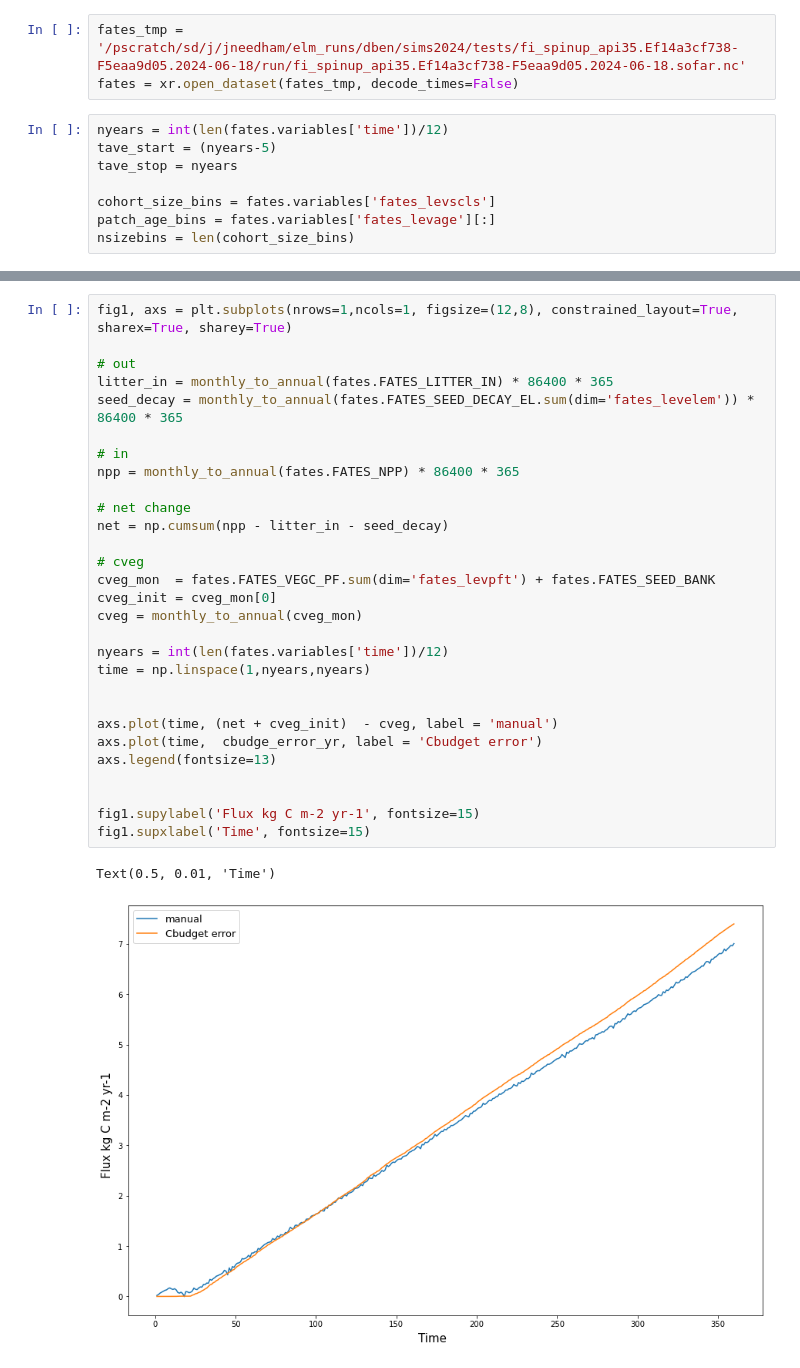
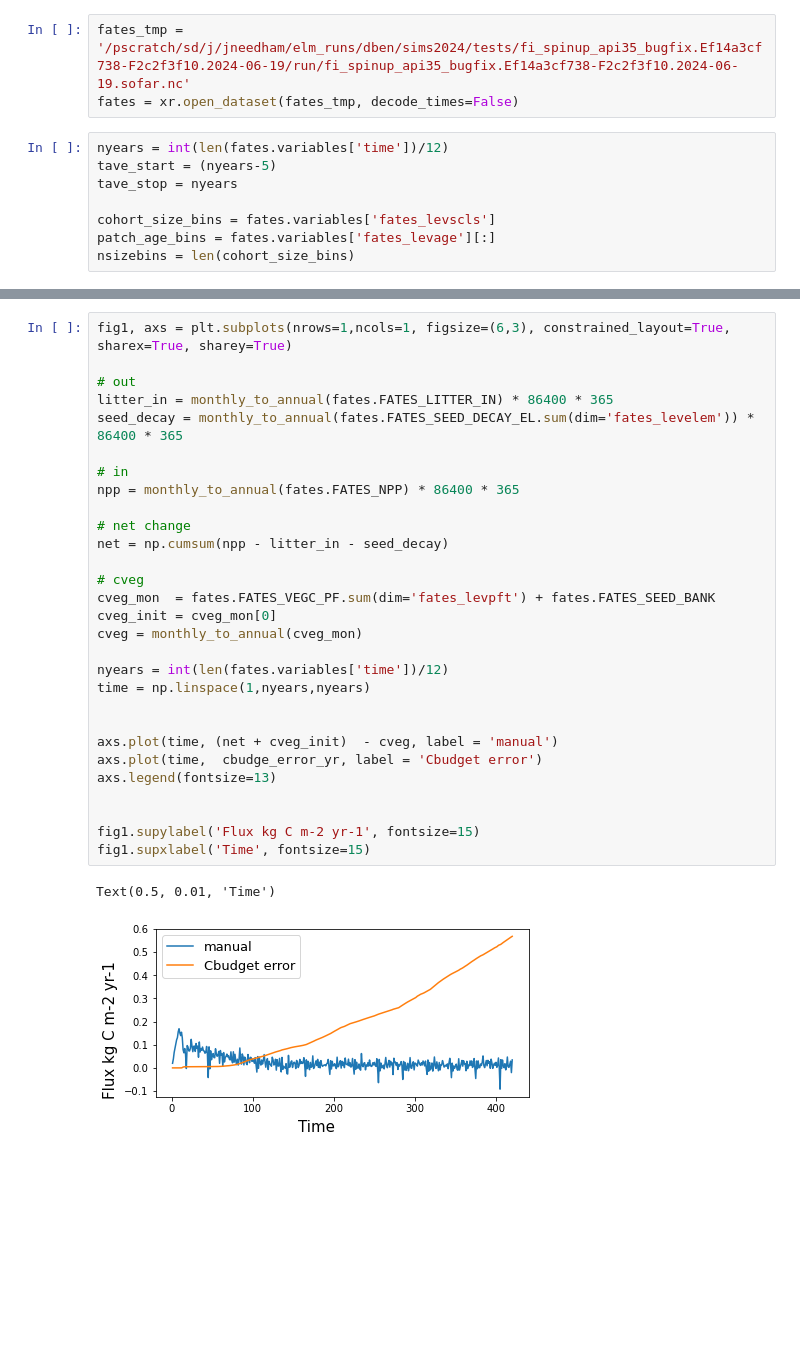
Before and after one commit to JessicaNeedham/FATES-plotting-scripts, a Jupyter notebook: FI_API35.ipynb, the cells around one changed output, grey strips where cells are left out. Cells and saved outputs as stored; diff of their text form; blank space fills up the shorter version.

```diff
--- a/FI_API35.ipynb
+++ b/FI_API35.ipynb
@@ -42,7 +42,7 @@ def monthly_to_annual(array):
             .isel(time=slice(11, None, 12)) # slice so that the first element is [1..12], second is [13..24]
             .dot(mon_wgt, dims=["month"]))
 # %%
-fates_tmp = '/pscratch/sd/j/jneedham/elm_runs/dben/sims2024/tests/fi_spinup_api35.Ef14a3cf738-F5eaa9d05.2024-06-18/run/fi_spinup_api35.Ef14a3cf738-F5eaa9d05.2024-06-18.sofar.nc'
+fates_tmp = '/pscratch/sd/j/jneedham/elm_runs/dben/sims2024/tests/fi_spinup_api35_bugfix.Ef14a3cf738-F2c2f3f10.2024-06-19/run/fi_spinup_api35_bugfix.Ef14a3cf738-F2c2f3f10.2024-06-19.sofar.nc'
 fates = xr.open_dataset(fates_tmp, decode_times=False)
 # %%
 nyears = int(len(fates.variables['time'])/12)
@@ -120,32 +98,32 @@ Text(0.5, 0.01, 'Time')
 # %%
-fig1, axs = plt.subplots(nrows=1,ncols=1, figsize=(12,8), constrained_layout=True, sharex=True, sharey=True)
+fig1, axs = plt.subplots(nrows=1,ncols=1, figsize=(6,3), constrained_layout=True, sharex=True, sharey=True)
 
 # out
 litter_in = monthly_to_annual(fates.FATES_LITTER_IN) * 86400 * 365
 seed_decay = monthly_to_annual(fates.FATES_SEED_DECAY_EL.sum(dim='fates_levelem')) * 86400 * 365
 
 # in
 npp = monthly_to_annual(fates.FATES_NPP) * 86400 * 365
 
 # net change
 net = np.cumsum(npp - litter_in - seed_decay)
 
 # cveg
 cveg_mon  = fates.FATES_VEGC_PF.sum(dim='fates_levpft') + fates.FATES_SEED_BANK
 cveg_init = cveg_mon[0]
 cveg = monthly_to_annual(cveg_mon)
 
 nyears = int(len(fates.variables['time'])/12)
 time = np.linspace(1,nyears,nyears)
 
 
 axs.plot(time, (net + cveg_init)  - cveg, label = 'manual')
 axs.plot(time,  cbudge_error_yr, label = 'Cbudget error')
 axs.legend(fontsize=13)
 
 
 fig1.supylabel('Flux kg C m-2 yr-1', fontsize=15)
 fig1.supxlabel('Time', fontsize=15)
 # %% [output]
 Text(0.5, 0.01, 'Time')
-[figure, old version]
+[figure, new version]
```
Also changed, not shown: parts of 18 cells of this notebook.
